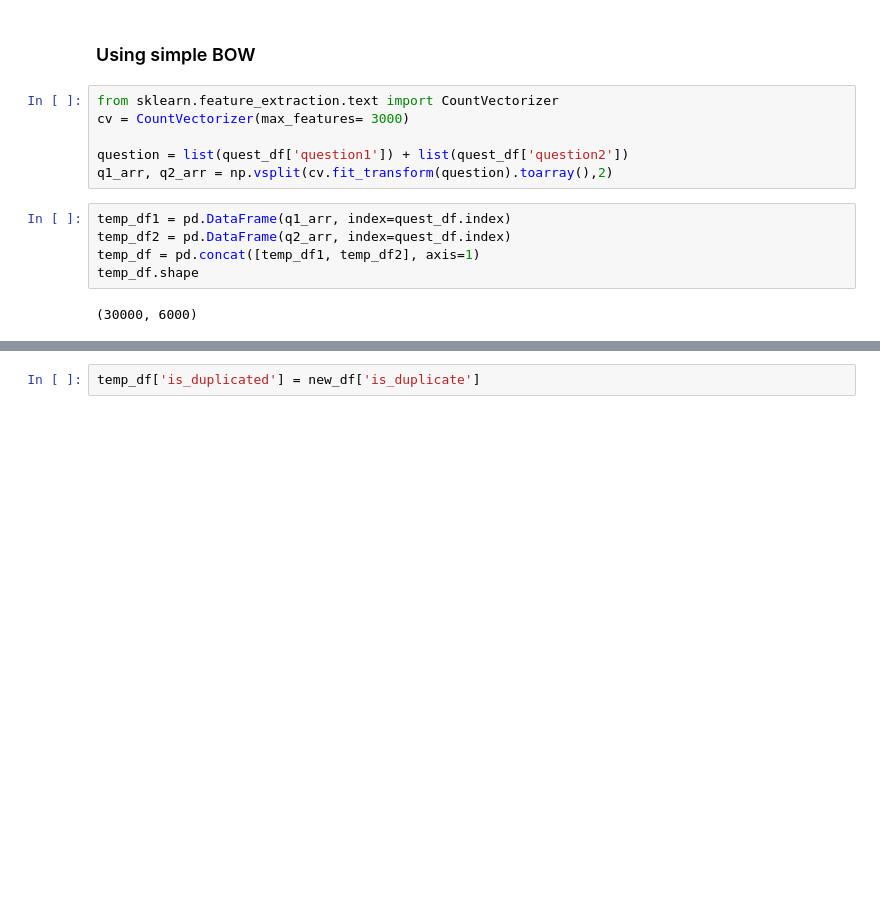
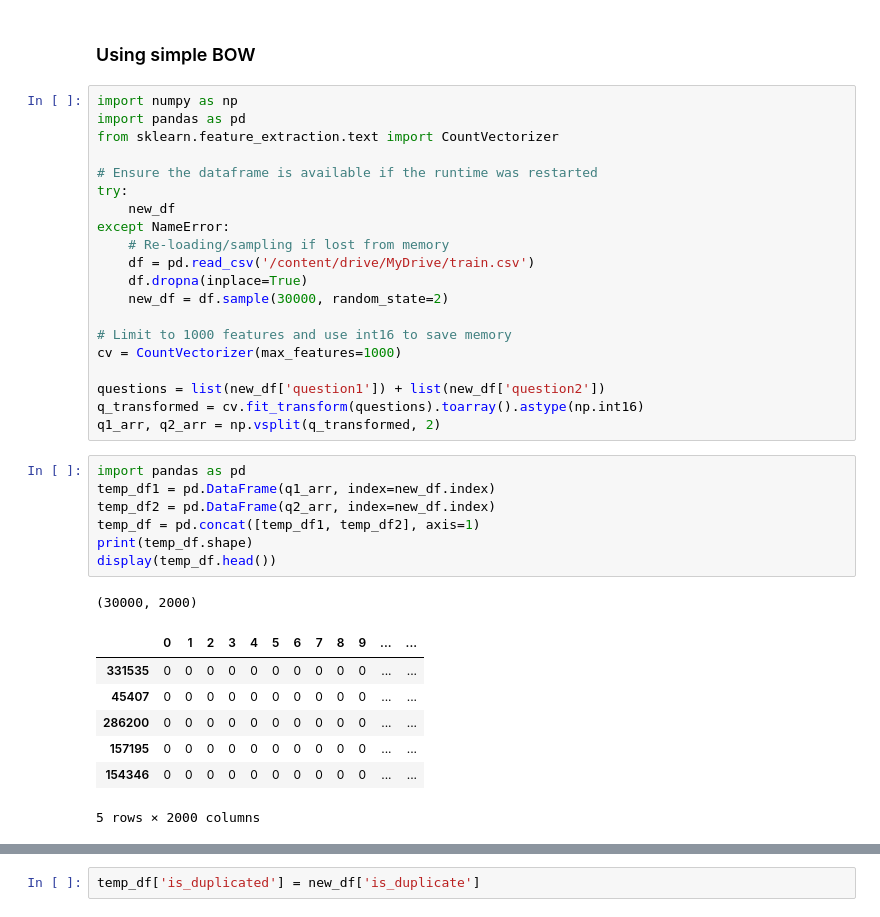
Before and after one commit to harshs-data/Deep-Learning, a Jupyter notebook: DuplicateQuestionPair(NLP_Project).ipynb, the cells around one changed output, grey strips where cells are left out. Saved outputs shown, nothing was run; the diff lists cells and outputs as text; blank space fills up the shorter version.

```diff
--- a/DuplicateQuestionPair(NLP_Project).ipynb
+++ b/DuplicateQuestionPair(NLP_Project).ipynb
@@ -150,18 +147,41 @@ The cuml.accel extension is already loaded. To reload it, use:
 # %% [markdown]
 ### Using simple BOW
-# %%
-from sklearn.feature_extraction.text import CountVectorizer
-cv = CountVectorizer(max_features= 3000)
-
-question = list(quest_df['question1']) + list(quest_df['question2'])
-q1_arr, q2_arr = np.vsplit(cv.fit_transform(question).toarray(),2)
+# %%
+import numpy as np
+import pandas as pd
+from sklearn.feature_extraction.text import CountVectorizer
+
+# Ensure the dataframe is available if the runtime was restarted
+try:
+    new_df
+except NameError:
+    # Re-loading/sampling if lost from memory
+    df = pd.read_csv('/content/drive/MyDrive/train.csv')
+    df.dropna(inplace=True)
+    new_df = df.sample(30000, random_state=2)
+
+# Limit to 1000 features and use int16 to save memory
+cv = CountVectorizer(max_features=1000)
+
+questions = list(new_df['question1']) + list(new_df['question2'])
+q_transformed = cv.fit_transform(questions).toarray().astype(np.int16)
+q1_arr, q2_arr = np.vsplit(q_transformed, 2)
 # %%
-temp_df1 = pd.DataFrame(q1_arr, index=quest_df.index)
-temp_df2 = pd.DataFrame(q2_arr, index=quest_df.index)
+import pandas as pd
+temp_df1 = pd.DataFrame(q1_arr, index=new_df.index)
+temp_df2 = pd.DataFrame(q2_arr, index=new_df.index)
 temp_df = pd.concat([temp_df1, temp_df2], axis=1)
-temp_df.shape
+print(temp_df.shape)
+display(temp_df.head())
 # %% [output]
-(30000, 6000)
+(30000, 2000)
+|  | 0 | 1 | 2 | 3 | 4 | 5 | 6 | 7 | 8 | 9 | ... | ... |
+| 331535 | 0 | 0 | 0 | 0 | 0 | 0 | 0 | 0 | 0 | 0 | ... | ... |
+| 45407 | 0 | 0 | 0 | 0 | 0 | 0 | 0 | 0 | 0 | 0 | ... | ... |
+| 286200 | 0 | 0 | 0 | 0 | 0 | 0 | 0 | 0 | 0 | 0 | ... | ... |
+| 157195 | 0 | 0 | 0 | 0 | 0 | 0 | 0 | 0 | 0 | 0 | ... | ... |
+| 154346 | 0 | 0 | 0 | 0 | 0 | 0 | 0 | 0 | 0 | 0 | ... | ... |
+5 rows × 2000 columns
 # %%
 temp_df
 # %% [output]
```
Also changed, not shown: parts of 19 cells of this notebook.
